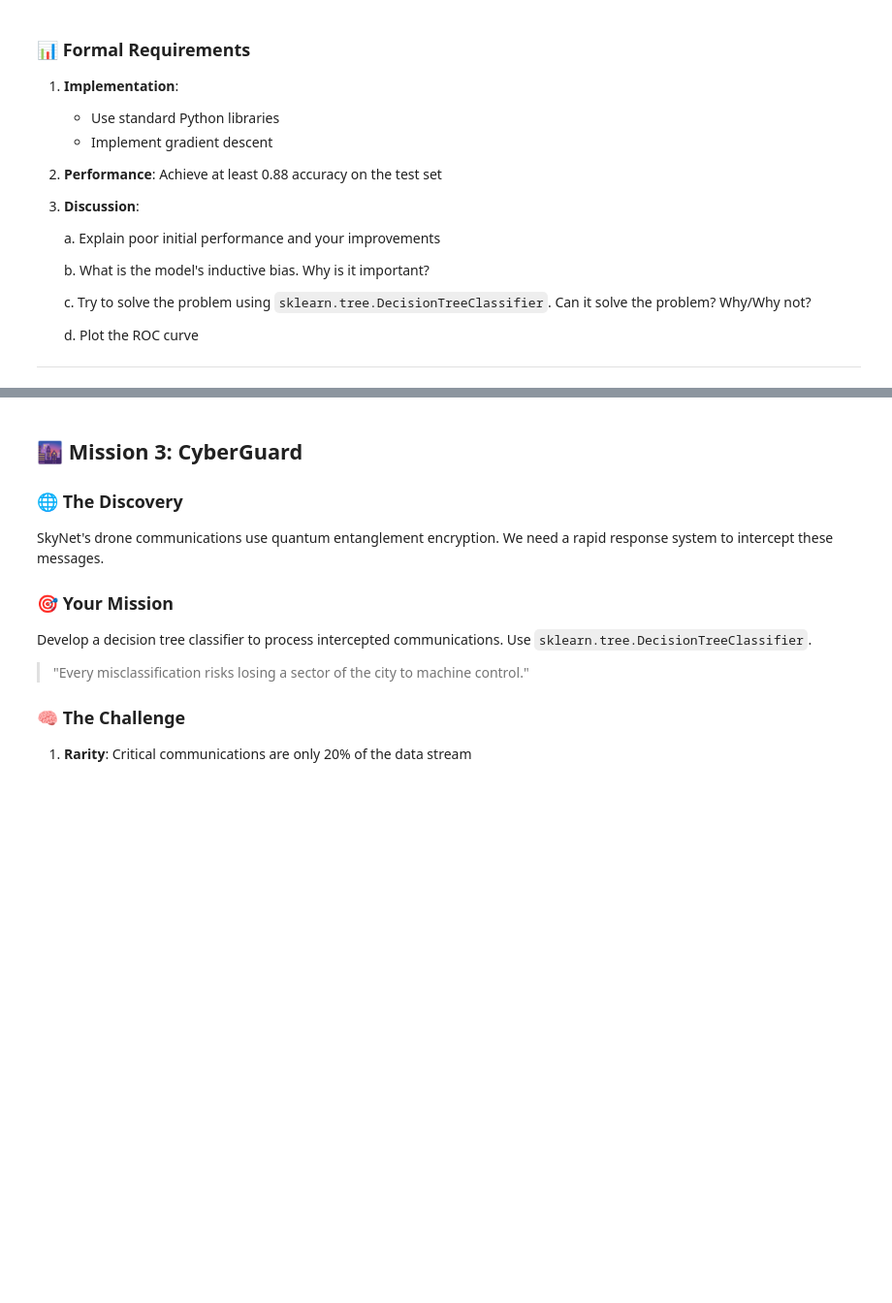
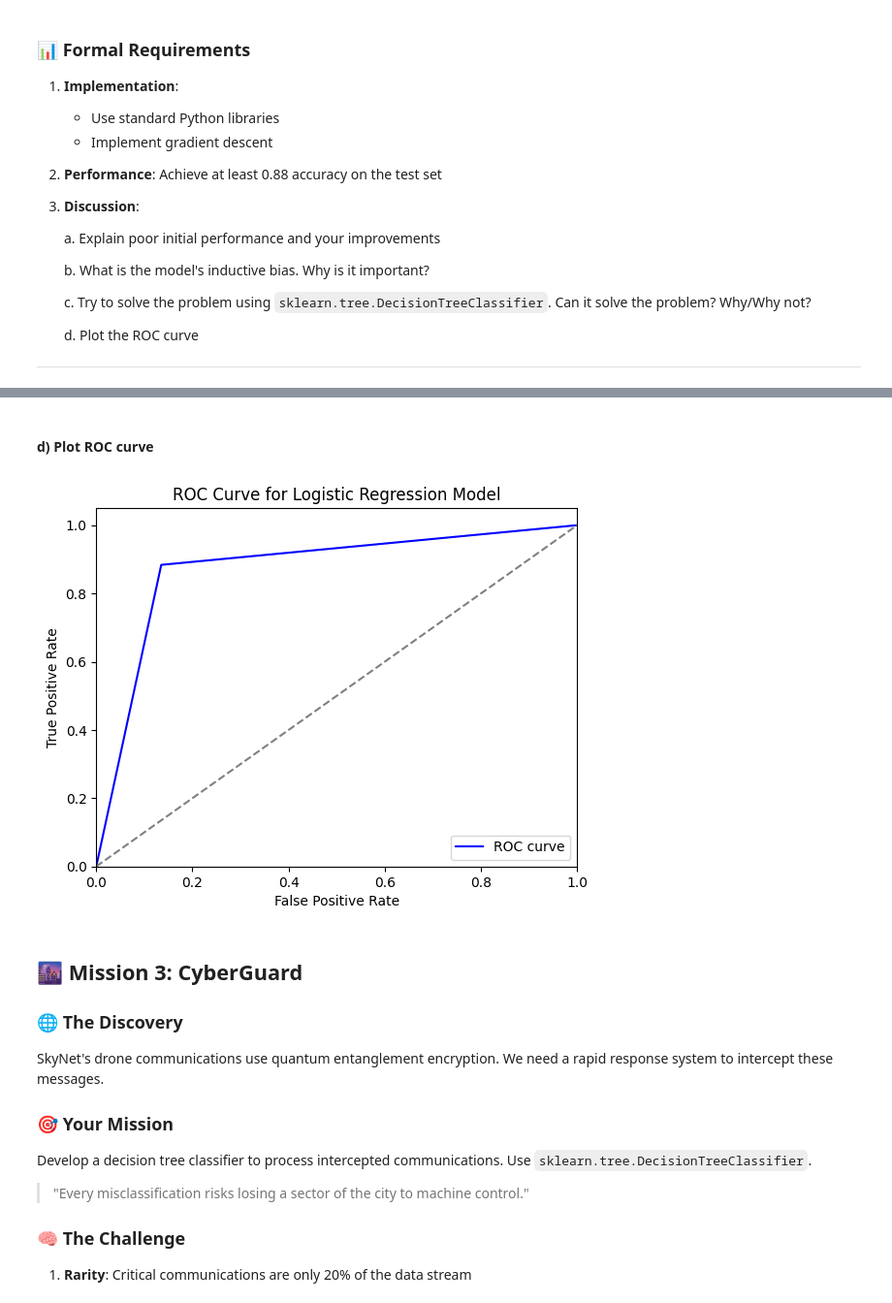
Before and after one commit to karosj/TDT4172, a Jupyter notebook: 1/Chapter_1.ipynb, the cells around one changed output, grey strips where cells are left out. Shown: that part at 97% size. Cells and saved outputs as stored; diff of their text form; code cells hidden in the pictures; blank space fills up the shorter version.

```diff
--- a/1/Chapter_1.ipynb
+++ b/1/Chapter_1.ipynb
@@ -121,0 +159,15 @@ test = data[data['split'] == 'test']
+# %%
+X_train_enhanced = np.c_[X_train, X_train[:, 0] * X_train[:, 1], X_train[:, 0]**2, X_train[:, 1]**2]
+X_test_enhanced = np.c_[X_test, X_test[:, 0] * X_test[:, 1], X_test[:, 0]**2, X_test[:, 1]**2]
+
+lr = LogisticRegression(learning_rate=0.01, n_iterations=1000)
+
+lr.fit(X_train_enhanced, y_train)
+
+y_pred = lr.predict(X_test_enhanced)
+
+accuracy = accuracy_score(y_test, y_pred)
+fpr, tpr, thresholds = roc_curve(y_test, lr.sigmoid(np.dot(X_test_enhanced, lr.weights) + lr.bias))
+roc_auc = auc(fpr, tpr)
+
+print(f'Accuracy: {accuracy}')
@@ -121,0 +198,13 @@ test = data[data['split'] == 'test']
+# %%
+from sklearn.tree import DecisionTreeClassifier
+
+dt = DecisionTreeClassifier()
+dt.fit(X_train, y_train)
+
+y_pred = dt.predict(X_test)
+
+accuracy = accuracy_score(y_test, y_pred)
+fpr, tpr, thresholds = roc_curve(y_test, dt.predict_proba(X_test)[:, 1])
+roc_auc = auc(fpr, tpr)
+
+print(f'Accuracy: {accuracy}')
@@ -122,3 +219,18 @@ test = data[data['split'] == 'test']
+# %% [markdown]
+#### d) Plot ROC curve
+# %%
+plt.figure()
+plt.plot(fpr, tpr, color='blue', label=f'ROC curve')
+plt.plot([0, 1], [0, 1], color='gray', linestyle='--')
+plt.xlim([0.0, 1.0])
+plt.ylim([0.0, 1.05])
+plt.xlabel('False Positive Rate')
+plt.ylabel('True Positive Rate')
+plt.title('ROC Curve for Logistic Regression Model')
+plt.legend(loc='lower right')
+plt.show()
+# %% [output]
+[figure, added]
 # %% [markdown]
 
 ## 🌆 Mission 3: CyberGuard
```
Also changed, not shown: parts of 37 cells of this notebook, 2 other files.
